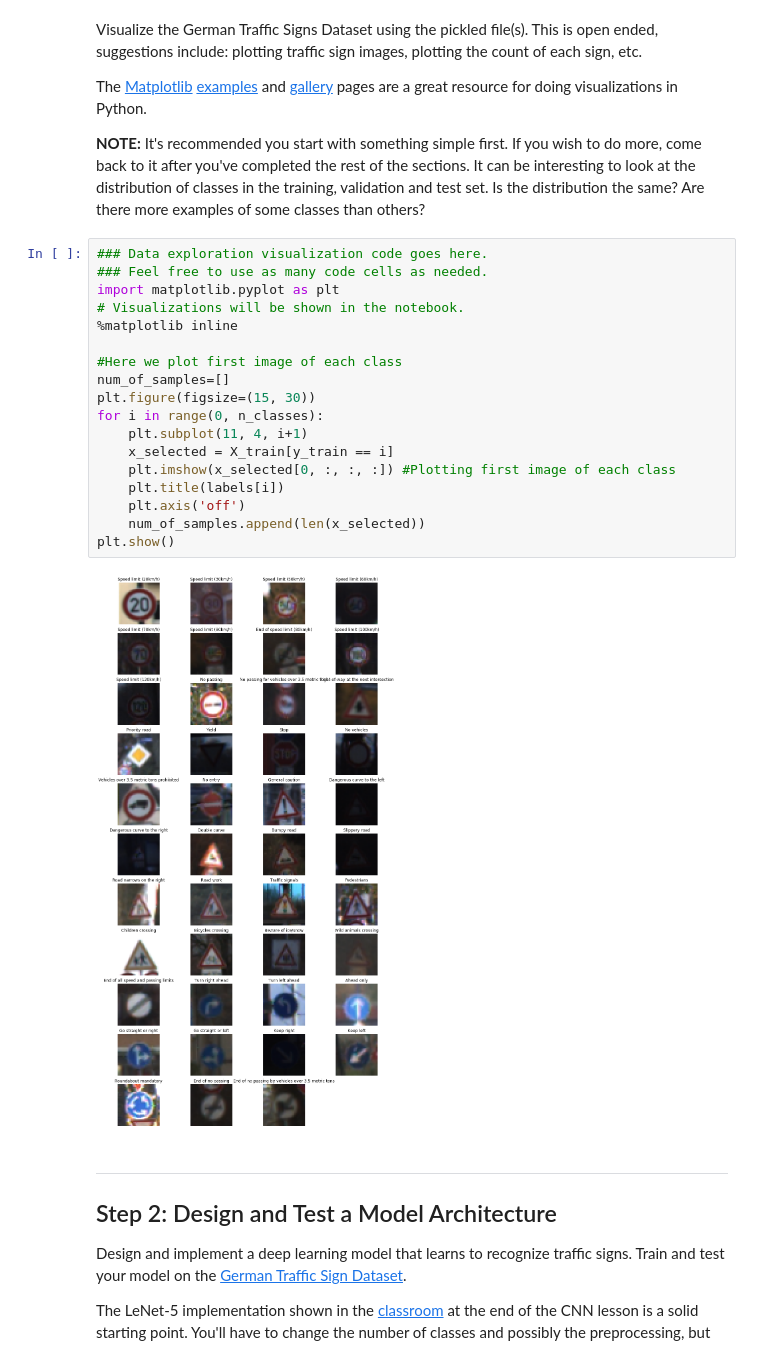
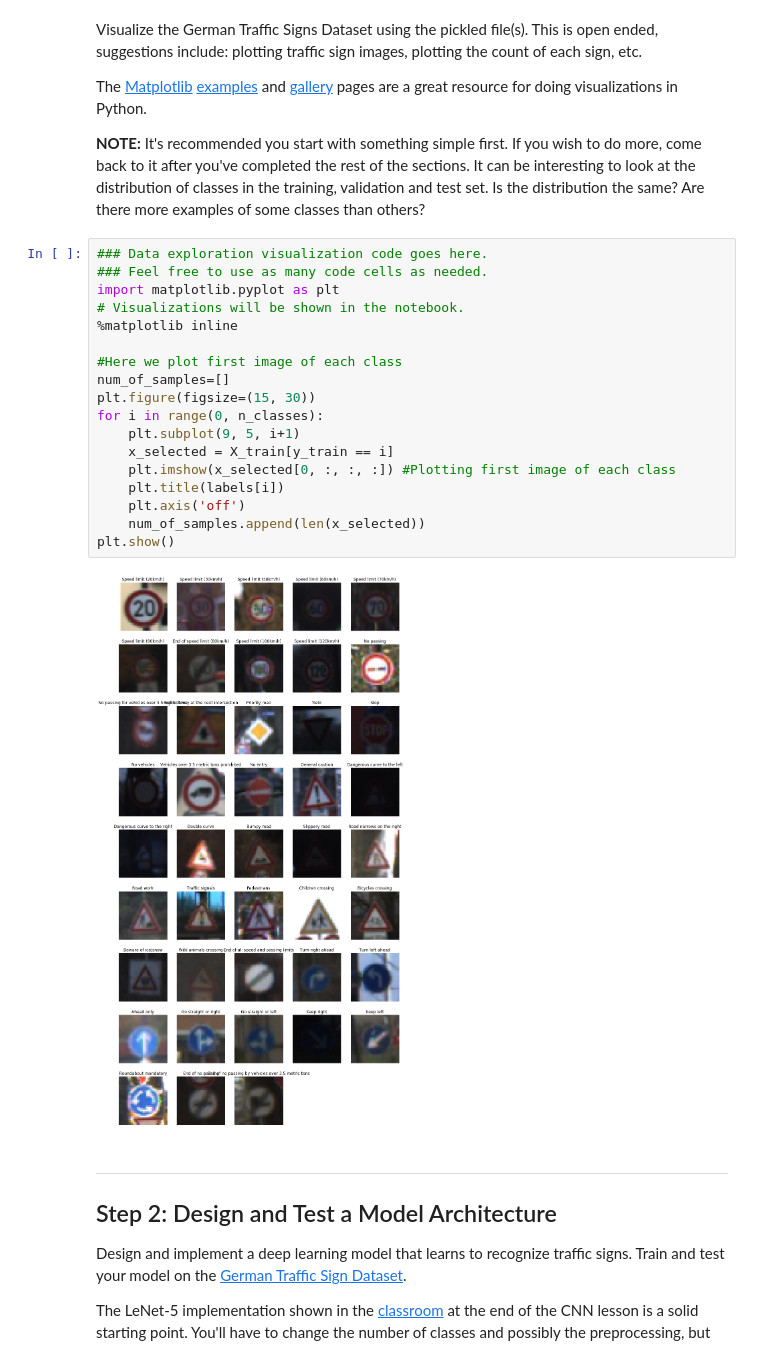
Before and after one commit to ozdemre/SDC-NanoDegree-Project2-Traffic-Sign-Classifier, a Jupyter notebook: Traffic_Sign_Classifier.ipynb, the cells around one changed output. Cells and saved outputs as stored; diff of their text form.

```diff
--- a/Traffic_Sign_Classifier.ipynb
+++ b/Traffic_Sign_Classifier.ipynb
@@ -113,23 +113,23 @@ The [Matplotlib](http://matplotlib.org/) [examples](http://matplotlib.org/exampl
 # %%
 ### Data exploration visualization code goes here.
 ### Feel free to use as many code cells as needed.
 import matplotlib.pyplot as plt
 # Visualizations will be shown in the notebook.
 %matplotlib inline
 
 #Here we plot first image of each class
 num_of_samples=[]
 plt.figure(figsize=(15, 30))
 for i in range(0, n_classes):
-    plt.subplot(11, 4, i+1)
+    plt.subplot(9, 5, i+1)
     x_selected = X_train[y_train == i]
     plt.imshow(x_selected[0, :, :, :]) #Plotting first image of each class
     plt.title(labels[i])
     plt.axis('off')
     num_of_samples.append(len(x_selected))
 plt.show()
 # %% [output]
-[figure, old version]
+[figure, new version]
 # %% [markdown]
 ----
 
```
Also changed, not shown: parts of 8 cells of this notebook, 3 other files.
